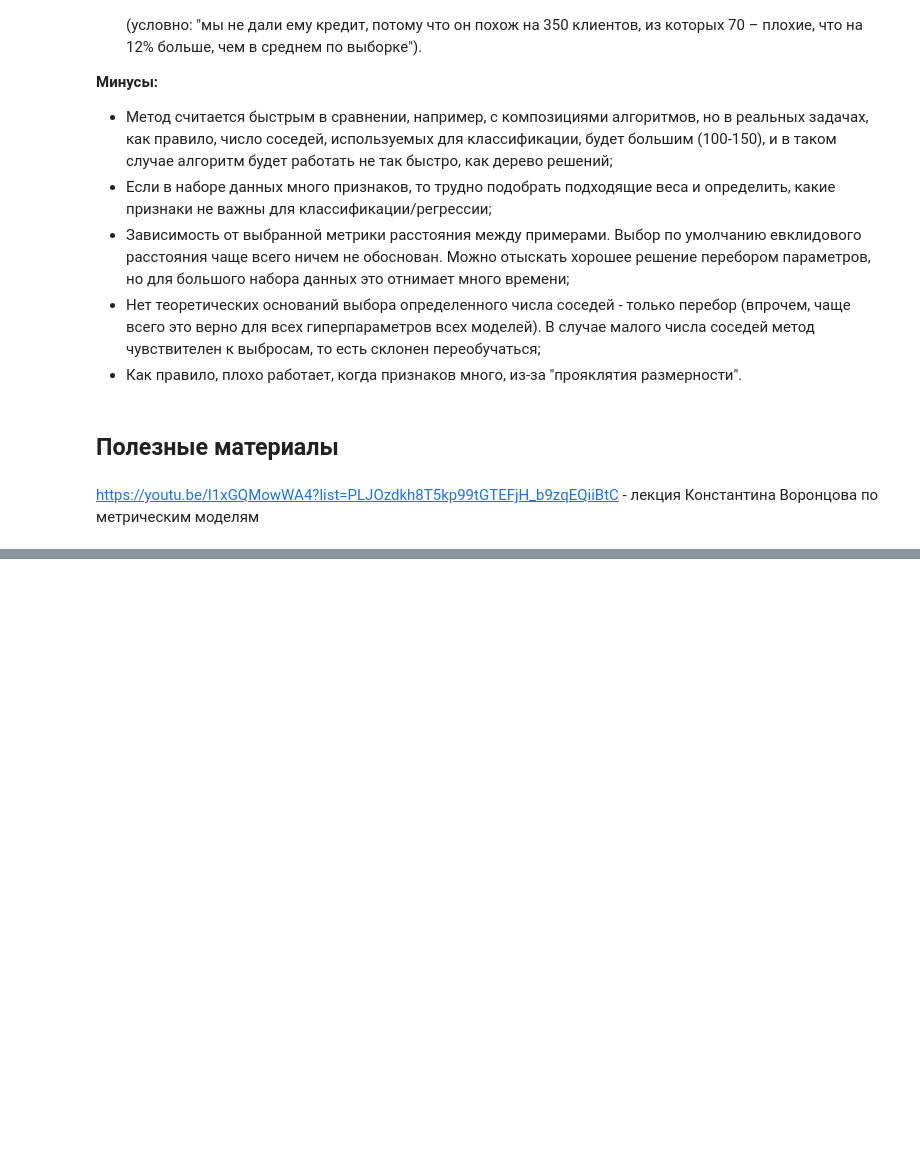
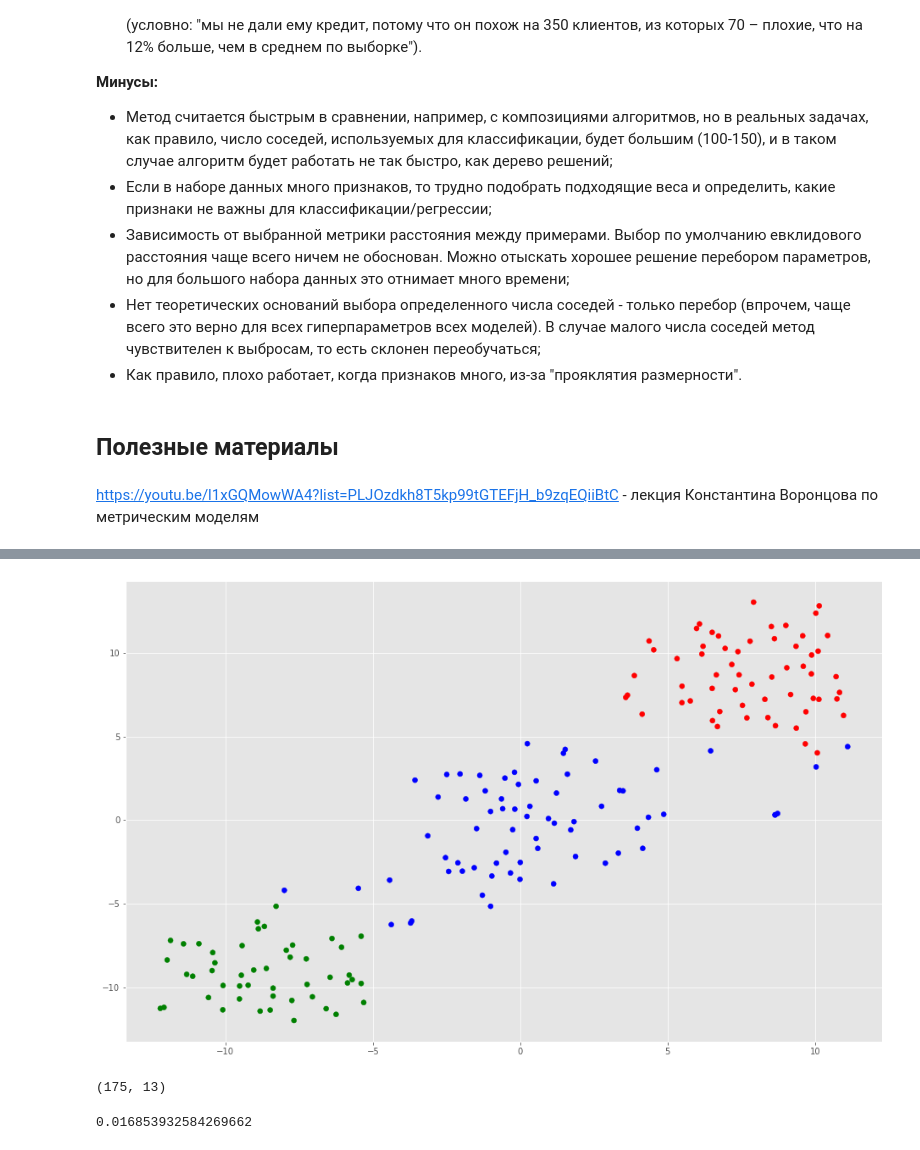
Before and after one commit to IMDxD/MLIsuct, a Jupyter notebook: lectures/lecture3/KNN.ipynb, the cells around one changed output, grey strips where cells are left out. Saved outputs shown, nothing was run; the diff lists cells and outputs as text; code cells hidden in the pictures; blank space fills up the shorter version.

```diff
--- a/lectures/lecture3/KNN.ipynb
+++ b/lectures/lecture3/KNN.ipynb
@@ -401,0 +486,2 @@ https://youtu.be/l1xGQMowWA4?list=PLJOzdkh8T5kp99tGTEFjH_b9zqEQiiBtC - лекц
+# %%
+y = df['Target'].values
@@ -401,0 +499,31 @@ https://youtu.be/l1xGQMowWA4?list=PLJOzdkh8T5kp99tGTEFjH_b9zqEQiiBtC - лекц
+# %%
+delta = 0.1
+wrong = 0.02
+est = ParsenWindowEpachnikovNeighbors(85)
+est.fit(x, y)
+margins = np.array([est.get_margin(x[i], df['Target'].iloc[i]) for i in range(x.shape[0])])
+x_data = x[margins > delta]
+y_data = y[margins > delta]
+margins = margins[margins > delta]
+best_idx = get_best(margins, y_data)
+x_best = x_data[best_idx]
+y_best = y_data[best_idx]
+other_idx = [i for i in range(x_data.shape[0]) if i not in best_idx]
+x_data = x_data[other_idx]
+y_data = y_data[other_idx]
+margins = margins[other_idx]
+while True:
+    est = ParsenWindowEpachnikovNeighbors(x_best.shape[0]//2)
+    est.fit(x_best, y_best)
+    predictions = est.predict(x)
+    errors = (y != predictions).sum()/y.shape[0]
+    if errors < wrong or x_data.shape[0] == 0:
+        break
+    else:
+        best_idx = get_best(margins, y_data)
+        x_best = np.append(x_best, x_data[best_idx], axis=0)
+        y_best = np.append(y_best, y_data[best_idx])
+        other_idx = [i for i in range(x_data.shape[0]) if i not in best_idx]
+        x_data = x_data[other_idx]
+        y_data = y_data[other_idx]
+        margins = np.array([est.get_margin(x_data[i], y_data[i]) for i in range(x_data.shape[0])])
@@ -401,0 +538,9 @@ https://youtu.be/l1xGQMowWA4?list=PLJOzdkh8T5kp99tGTEFjH_b9zqEQiiBtC - лекц
+# %%
+tsne = TSNE(n_components=2)
+# %%
+visual = tsne.fit_transform(x_best)
+# %%
+colors = ['red', 'blue', 'green']
+plt.scatter(x=visual[:, 0], y=visual[:, 1], color=[colors[val] for val in y_best]);
+# %% [output]
+[figure, added]
@@ -401,0 +578,8 @@ https://youtu.be/l1xGQMowWA4?list=PLJOzdkh8T5kp99tGTEFjH_b9zqEQiiBtC - лекц
+# %%
+x_best.shape
+# %% [output]
+(175, 13)
+# %%
+(y != predictions).sum()/y.shape[0]
+# %% [output]
+0.016853932584269662
```
Also changed, not shown: parts of 30 cells of this notebook.
